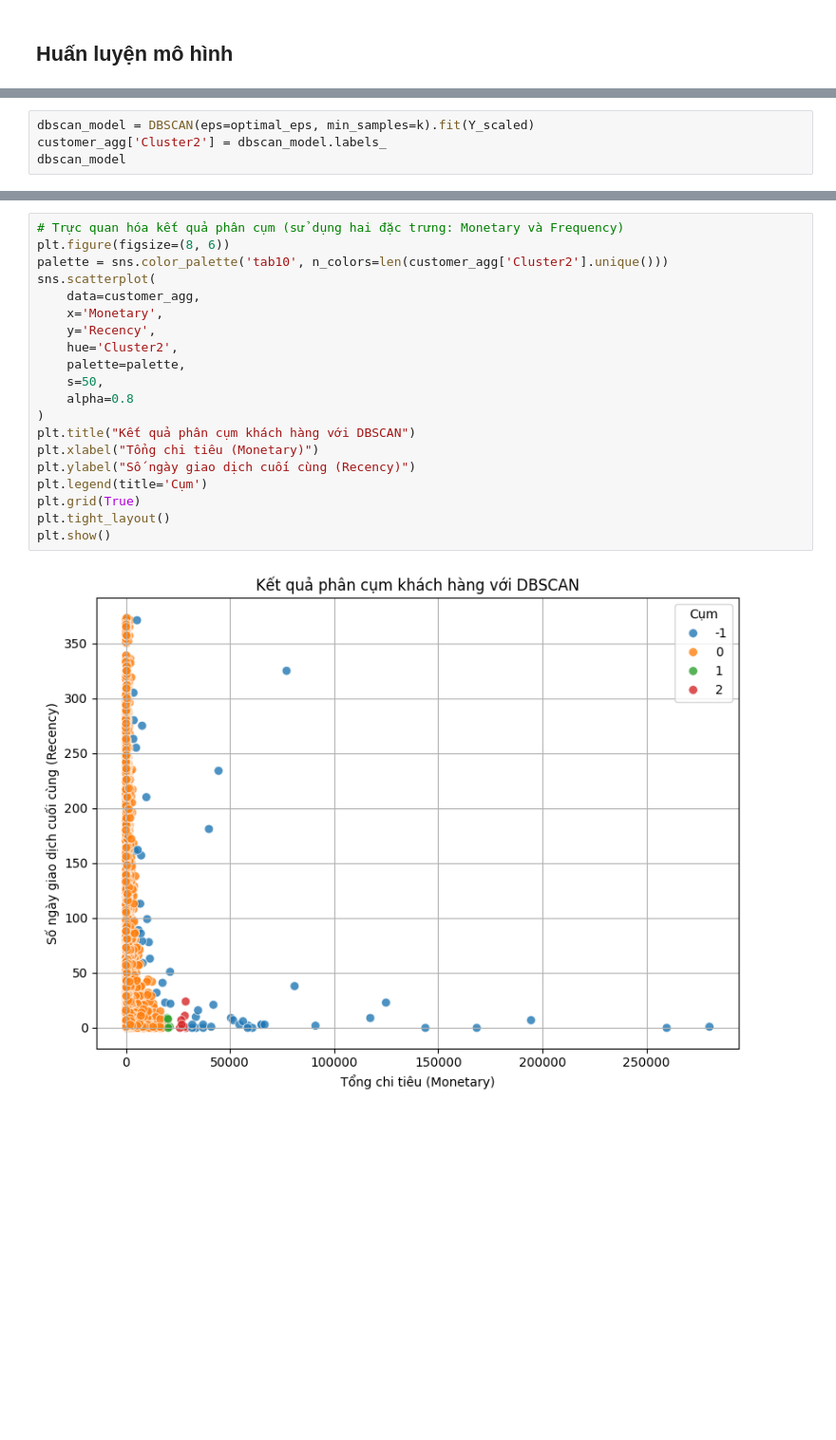
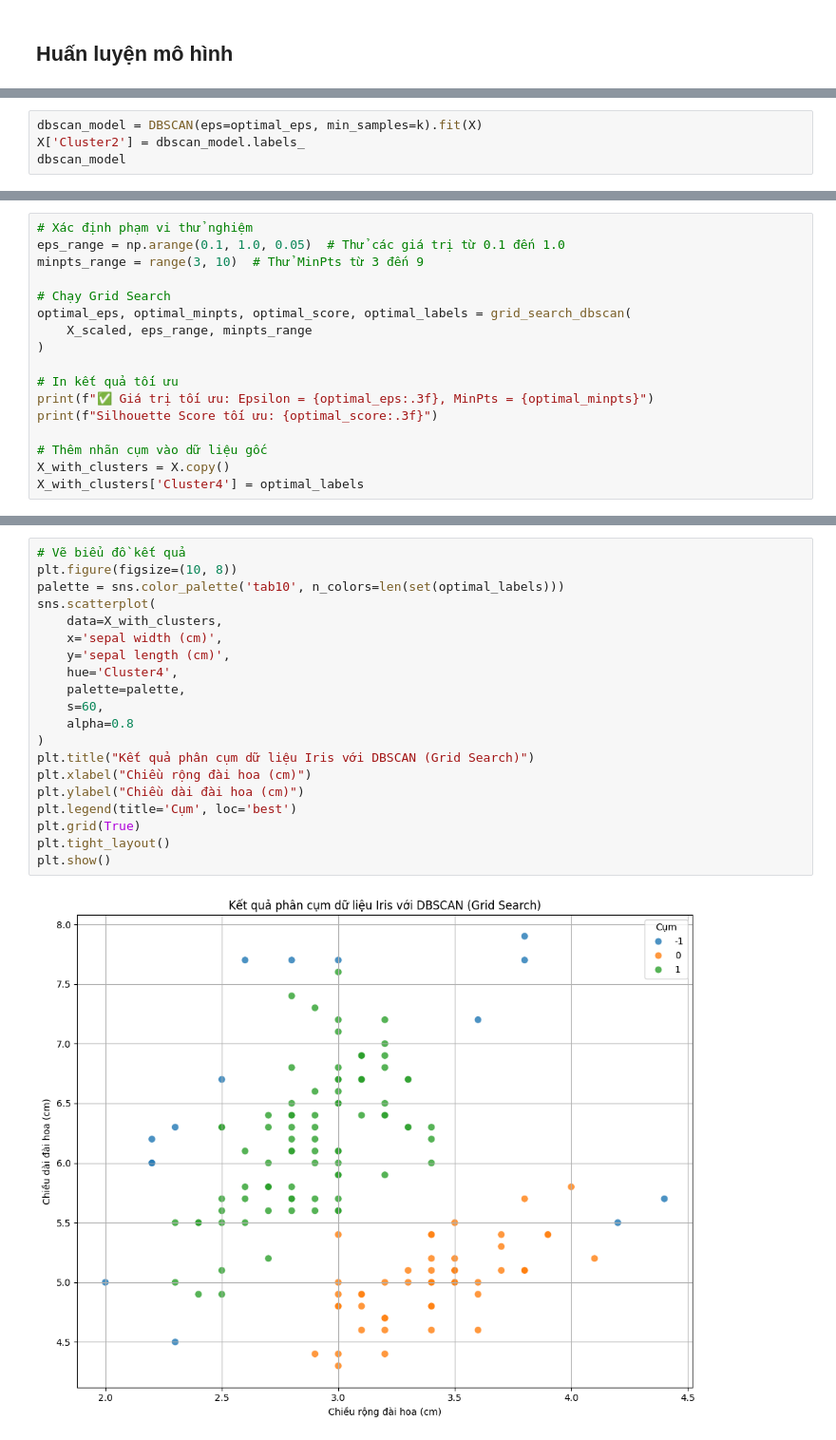
Before and after one commit to AriTannia/KPDL, a Jupyter notebook: Chuong4.ipynb, the cells around one changed output, grey strips where cells are left out. Shown at 95% size. Saved outputs shown, nothing was run; the diff lists cells and outputs as text; blank space fills up the shorter version.

```diff
--- a/Chuong4.ipynb
+++ b/Chuong4.ipynb
@@ -231,5 +238,5 @@ print(f"✅ Giá trị Epsilon tối ưu được xác định là: {round(optim
 # %%
-dbscan_model = DBSCAN(eps=optimal_eps, min_samples=k).fit(Y_scaled)
-customer_agg['Cluster2'] = dbscan_model.labels_
+dbscan_model = DBSCAN(eps=optimal_eps, min_samples=k).fit(X)
+X['Cluster2'] = dbscan_model.labels_
 dbscan_model
 # %% [output]
@@ -236,0 +323,17 @@ DBSCAN(eps=np.float64(0.14194197430559002), min_samples=4)
+# %%
+# Xác định phạm vi thử nghiệm
+eps_range = np.arange(0.1, 1.0, 0.05)  # Thử các giá trị từ 0.1 đến 1.0
+minpts_range = range(3, 10)  # Thử MinPts từ 3 đến 9
+
+# Chạy Grid Search
+optimal_eps, optimal_minpts, optimal_score, optimal_labels = grid_search_dbscan(
+    X_scaled, eps_range, minpts_range
+)
+
+# In kết quả tối ưu
+print(f"✅ Giá trị tối ưu: Epsilon = {optimal_eps:.3f}, MinPts = {optimal_minpts}")
+print(f"Silhouette Score tối ưu: {optimal_score:.3f}")
+
+# Thêm nhãn cụm vào dữ liệu gốc
+X_with_clusters = X.copy()
+X_with_clusters['Cluster4'] = optimal_labels
@@ -237,22 +345,22 @@ DBSCAN(eps=np.float64(0.14194197430559002), min_samples=4)
 # %%
-# Trực quan hóa kết quả phân cụm (sử dụng hai đặc trưng: Monetary và Frequency)
-plt.figure(figsize=(8, 6))
-palette = sns.color_palette('tab10', n_colors=len(customer_agg['Cluster2'].unique()))
+# Vẽ biểu đồ kết quả
+plt.figure(figsize=(10, 8))
+palette = sns.color_palette('tab10', n_colors=len(set(optimal_labels)))
 sns.scatterplot(
-    data=customer_agg,
-    x='Monetary',
-    y='Recency',
-    hue='Cluster2',
+    data=X_with_clusters,
+    x='sepal width (cm)',
+    y='sepal length (cm)',
+    hue='Cluster4',
     palette=palette,
-    s=50,
+    s=60,
     alpha=0.8
 )
-plt.title("Kết quả phân cụm khách hàng với DBSCAN")
-plt.xlabel("Tổng chi tiêu (Monetary)")
-plt.ylabel("Số ngày giao dịch cuối cùng (Recency)")
-plt.legend(title='Cụm')
+plt.title("Kết quả phân cụm dữ liệu Iris với DBSCAN (Grid Search)")
+plt.xlabel("Chiều rộng đài hoa (cm)")
+plt.ylabel("Chiều dài đài hoa (cm)")
+plt.legend(title='Cụm', loc='best')
 plt.grid(True)
 plt.tight_layout()
 plt.show()
 # %% [output]
-[figure, old version]
+[figure, new version]
```
Also changed, not shown: parts of 37 cells of this notebook, 9 other files.
